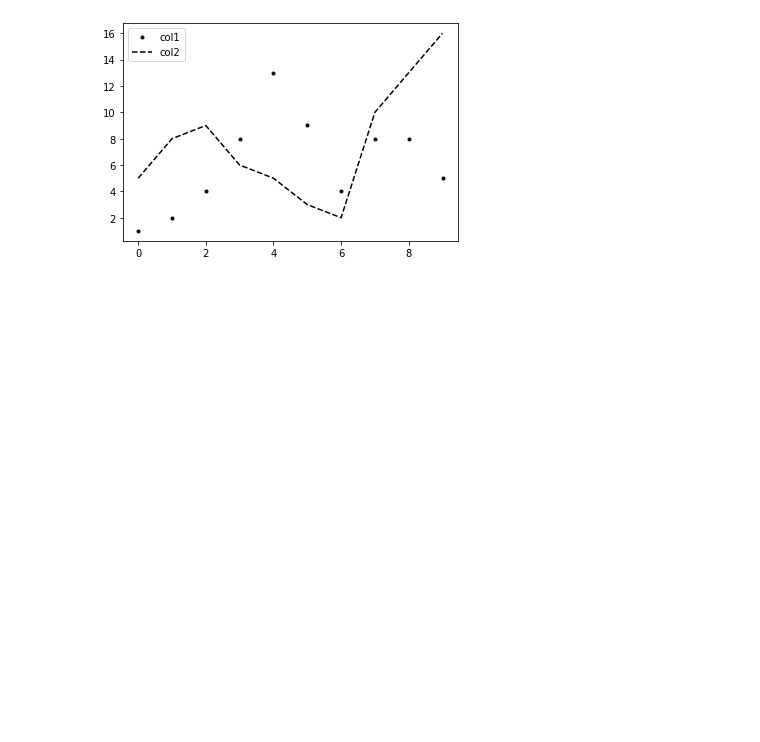
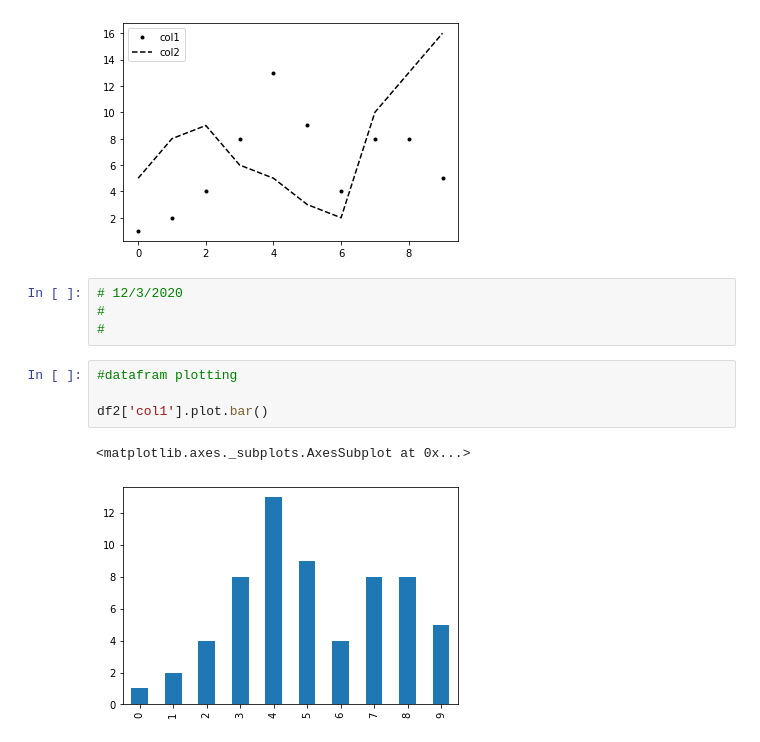
Before and after one commit to AndrewPodhorecki/CIS310, a Jupyter notebook: wk15/python-data-visualization.ipynb, the cells around one changed output. Saved outputs shown, nothing was run; the diff lists cells and outputs as text; blank space fills up the shorter version.

```diff
--- a/wk15/python-data-visualization.ipynb
+++ b/wk15/python-data-visualization.ipynb
@@ -328,3 +325,14 @@ ax.legend(loc='best')
 # %% [output]
 <matplotlib.legend.Legend at 0x...>
 [figure]
+# %%
+# 12/3/2020
+#
+#
+# %%
+#datafram plotting
+
+df2['col1'].plot.bar()
+# %% [output]
+<matplotlib.axes._subplots.AxesSubplot at 0x...>
+[figure, added]
```
Also changed, not shown: parts of 26 cells of this notebook, 4 other files.
